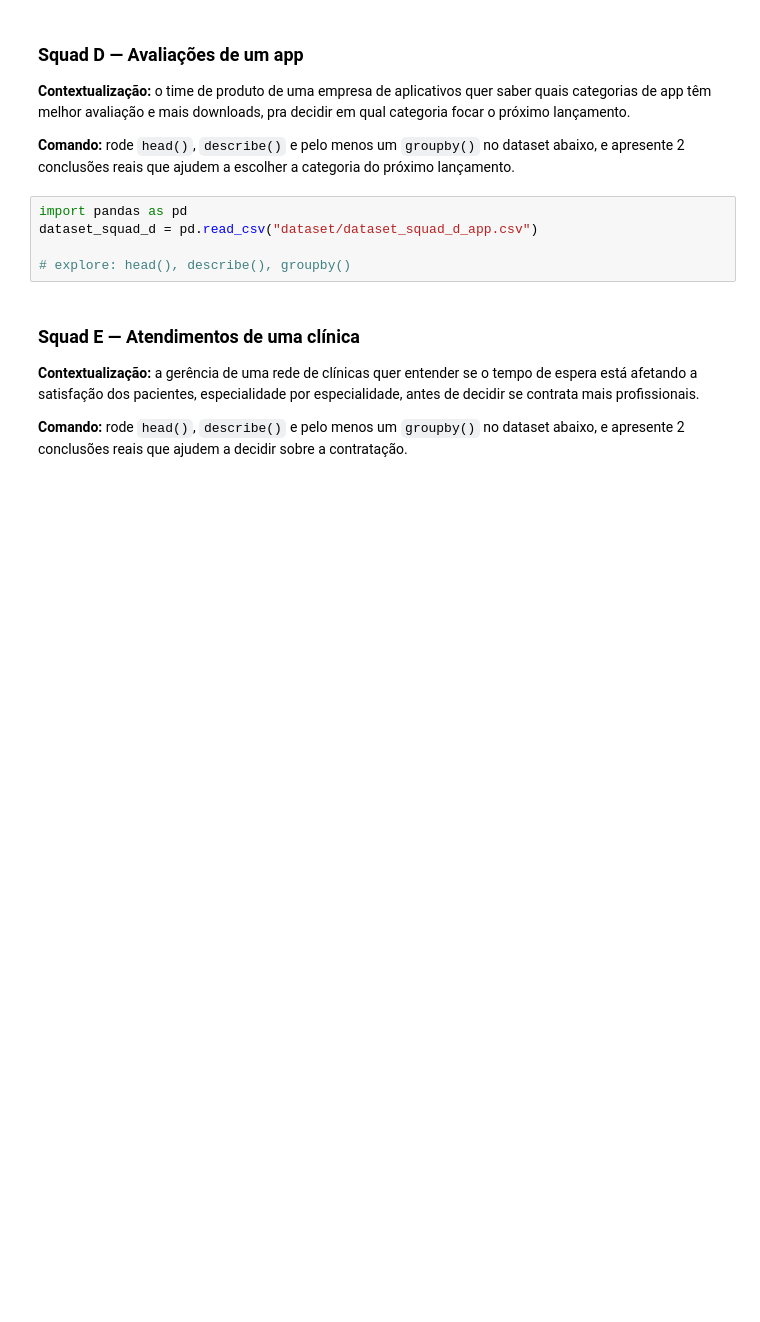
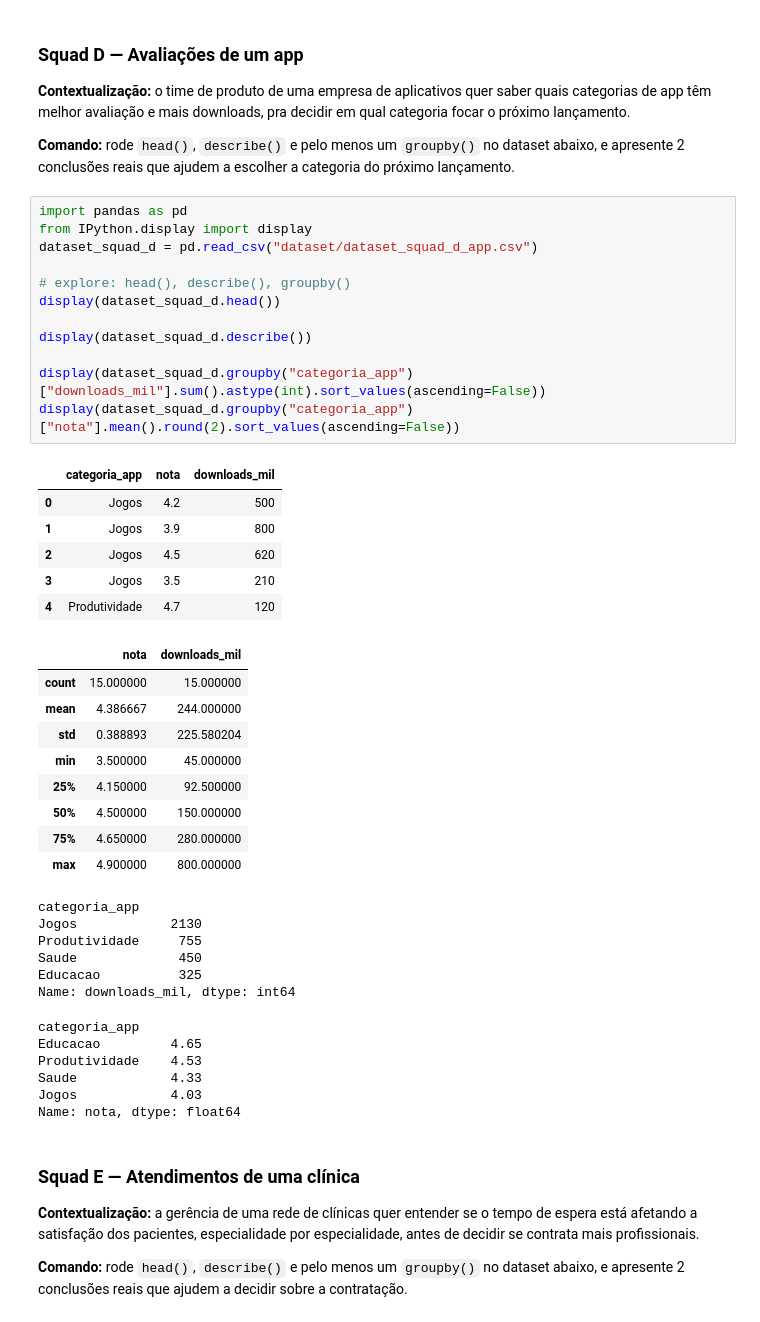
Before and after one commit to laisalegri/turma05-analise-de-dados-com-python, a Jupyter notebook: 05_Pandas_e_NumPy/Aluno/notebook_colab.ipynb, the cells around one changed output. Cells and saved outputs as stored; diff of their text form; blank space fills up the shorter version.

```diff
--- a/05_Pandas_e_NumPy/Aluno/notebook_colab.ipynb
+++ b/05_Pandas_e_NumPy/Aluno/notebook_colab.ipynb
@@ -804,9 +986,44 @@ dataset_squad_c = pd.read_csv("dataset/dataset_squad_c_streaming.csv")
 **Comando:** rode `head()`, `describe()` e pelo menos um `groupby()` no dataset abaixo, e apresente 2 conclusões reais que ajudem a escolher a categoria do próximo lançamento.
 # %%
 import pandas as pd
+from IPython.display import display
 dataset_squad_d = pd.read_csv("dataset/dataset_squad_d_app.csv")
 
 # explore: head(), describe(), groupby()
+display(dataset_squad_d.head())
+
+display(dataset_squad_d.describe())
+
+display(dataset_squad_d.groupby("categoria_app")["downloads_mil"].sum().astype(int).sort_values(ascending=False))
+display(dataset_squad_d.groupby("categoria_app")["nota"].mean().round(2).sort_values(ascending=False))
+# %% [output]
+|  | categoria_app | nota | downloads_mil |
+| 0 | Jogos | 4.2 | 500 |
+| 1 | Jogos | 3.9 | 800 |
+| 2 | Jogos | 4.5 | 620 |
+| 3 | Jogos | 3.5 | 210 |
+| 4 | Produtividade | 4.7 | 120 |
+|  | nota | downloads_mil |
+| count | 15.000000 | 15.000000 |
+| mean | 4.386667 | 244.000000 |
+| std | 0.388893 | 225.580204 |
+| min | 3.500000 | 45.000000 |
+| 25% | 4.150000 | 92.500000 |
+| 50% | 4.500000 | 150.000000 |
+| 75% | 4.650000 | 280.000000 |
+| max | 4.900000 | 800.000000 |
+categoria_app
+Jogos            2130
+Produtividade     755
+Saude             450
+Educacao          325
+Name: downloads_mil, dtype: int64
+categoria_app
+Educacao         4.65
+Produtividade    4.53
+Saude            4.33
+Jogos            4.03
+Name: nota, dtype: float64
 # %% [markdown]
 ### Squad E — Atendimentos de uma clínica
 
```
Also changed, not shown: parts of 15 cells of this notebook.
